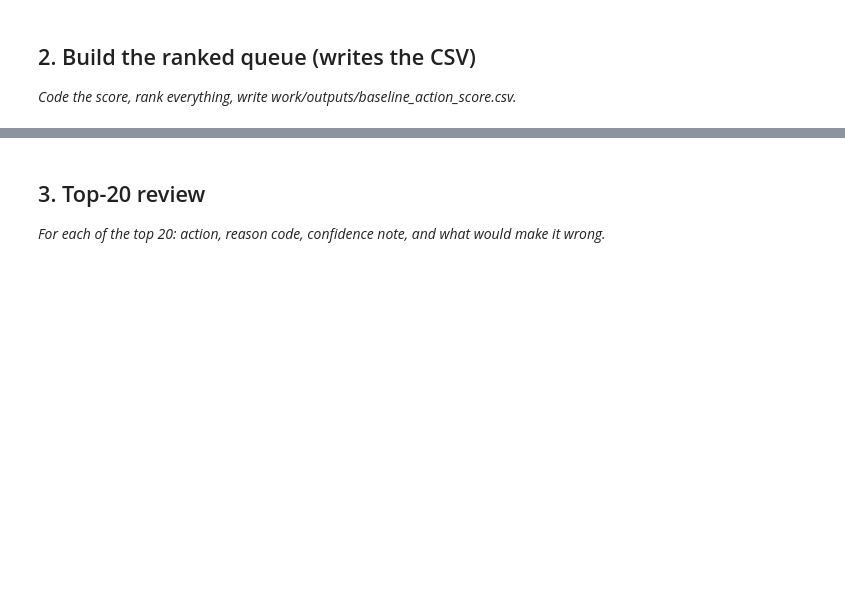
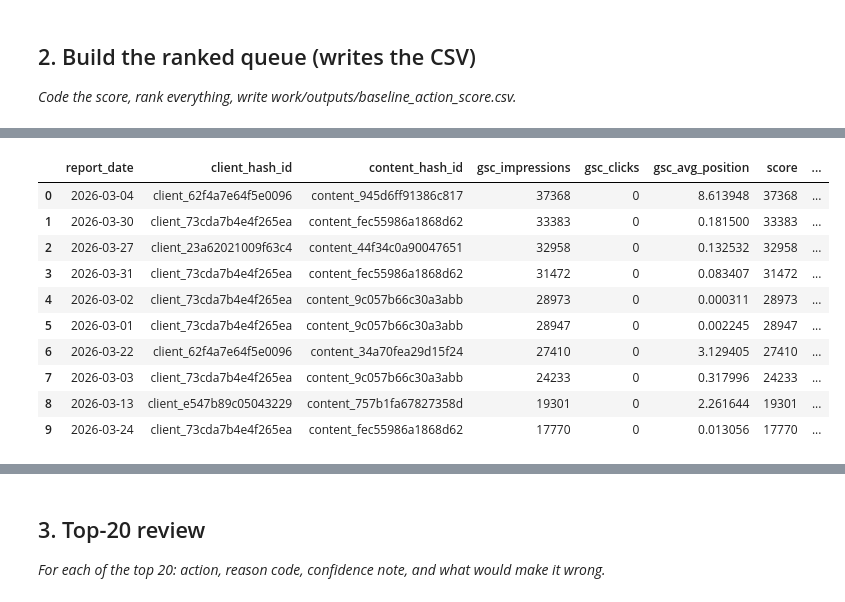
Before and after one commit to muska123-web/FlyRank-AI-Internship, a Jupyter notebook: work/notebooks/w04_baseline_score.ipynb, the cells around one changed output, grey strips where cells are left out. Drawn from its saved outputs; the diff is of its cells as text; code cells hidden in the pictures; blank space fills up the shorter version.

```diff
--- a/work/notebooks/w04_baseline_score.ipynb
+++ b/work/notebooks/w04_baseline_score.ipynb
@@ -211,0 +507,57 @@ print(grain_check_content_only)
+# %%
+baseline_queue = con.sql(f"""
+    SELECT
+        report_date,
+        client_hash_id,
+        content_hash_id,
+        gsc_impressions,
+        gsc_clicks,
+        gsc_avg_position,
+
+        CASE
+            WHEN gsc_avg_position > 0
+             AND gsc_avg_position <= 10
+             AND gsc_impressions >= 83
+             AND gsc_clicks = 0
+            THEN gsc_impressions
+            ELSE 0
+        END AS score,
+
+        CASE
+            WHEN gsc_avg_position > 0
+             AND gsc_avg_position <= 10
+             AND gsc_impressions >= 83
+             AND gsc_clicks = 0
+            THEN 'high_visibility_zero_clicks'
+            ELSE 'not_flagged'
+        END AS reason_code,
+
+        CASE
+            WHEN gsc_avg_position > 0
+             AND gsc_avg_position <= 10
+             AND gsc_impressions >= 83
+             AND gsc_clicks = 0
+            THEN 'review_ctr'
+            ELSE 'no_action'
+        END AS action_label
+
+    FROM read_parquet('{partition_path}')
+
+    WHERE gsc_data_available IS TRUE
+
+    ORDER BY score DESC
+""").df()
+# %%
+baseline_queue.head(10)
+# %% [output]
+|  | report_date | client_hash_id | content_hash_id | gsc_impressions | gsc_clicks | gsc_avg_position | score | ... |
+| 0 | 2026-03-04 | client_62f4a7e64f5e0096 | content_945d6ff91386c817 | 37368 | 0 | 8.613948 | 37368 | ... |
+| 1 | 2026-03-30 | client_73cda7b4e4f265ea | content_fec55986a1868d62 | 33383 | 0 | 0.181500 | 33383 | ... |
+| 2 | 2026-03-27 | client_23a62021009f63c4 | content_44f34c0a90047651 | 32958 | 0 | 0.132532 | 32958 | ... |
+| 3 | 2026-03-31 | client_73cda7b4e4f265ea | content_fec55986a1868d62 | 31472 | 0 | 0.083407 | 31472 | ... |
+| 4 | 2026-03-02 | client_73cda7b4e4f265ea | content_9c057b66c30a3abb | 28973 | 0 | 0.000311 | 28973 | ... |
+| 5 | 2026-03-01 | client_73cda7b4e4f265ea | content_9c057b66c30a3abb | 28947 | 0 | 0.002245 | 28947 | ... |
+| 6 | 2026-03-22 | client_62f4a7e64f5e0096 | content_34a70fea29d15f24 | 27410 | 0 | 3.129405 | 27410 | ... |
+| 7 | 2026-03-03 | client_73cda7b4e4f265ea | content_9c057b66c30a3abb | 24233 | 0 | 0.317996 | 24233 | ... |
+| 8 | 2026-03-13 | client_e547b89c05043229 | content_757b1fa67827358d | 19301 | 0 | 2.261644 | 19301 | ... |
+| 9 | 2026-03-24 | client_73cda7b4e4f265ea | content_fec55986a1868d62 | 17770 | 0 | 0.013056 | 17770 | ... |
```
Also changed, not shown: parts of 26 cells of this notebook.
